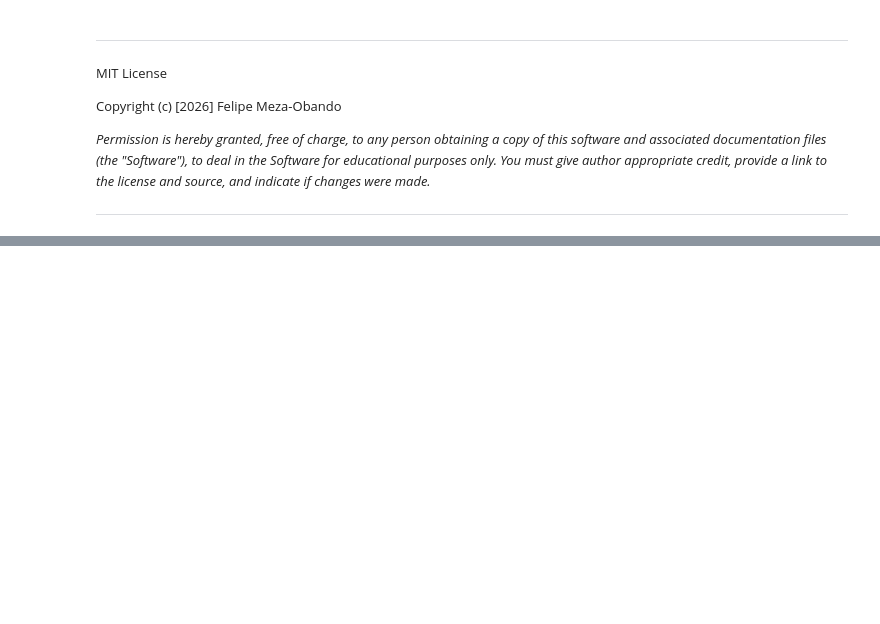
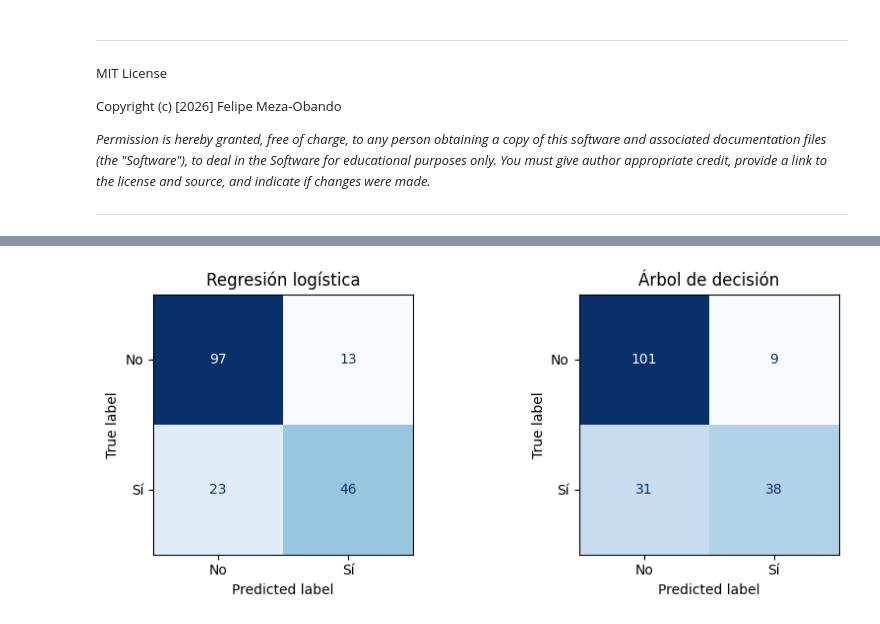
Before and after one commit to fmezacr/DataScienceTEC, a Jupyter notebook: ML_Titanic_EDA_Preprocesamiento.ipynb, the cells around one changed output, grey strips where cells are left out. Cells and saved outputs as stored; diff of their text form; code cells hidden in the pictures; blank space fills up the shorter version.

```diff
--- a/ML_Titanic_EDA_Preprocesamiento.ipynb
+++ b/ML_Titanic_EDA_Preprocesamiento.ipynb
@@ -433,0 +290,10 @@ print('4. Limitaciones: muestra histórica pequeña; asociaciones no causales; '
+# %%
+# Solo la regresión logística utiliza datos escalados.
+escalador = StandardScaler()
+X_train_lr, X_test_lr = X_train.copy(), X_test.copy()
+X_train_lr[numericas] = escalador.fit_transform(X_train[numericas])
+X_test_lr[numericas] = escalador.transform(X_test[numericas])
+print('Antes de escalar (medias de entrenamiento):')
+display(X_train[numericas].mean().round(2))
+print('Después de escalar (medias aproximadamente 0):')
+display(X_train_lr[numericas].mean().round(2))
@@ -433,0 +320,22 @@ print('4. Limitaciones: muestra histórica pequeña; asociaciones no causales; '
+# %%
+modelos = {
+    'Regresión logística': LogisticRegression(max_iter=1000, random_state=SEED),
+    'Árbol de decisión': DecisionTreeClassifier(max_depth=4, min_samples_leaf=10, random_state=SEED)
+}
+
+def metricas(reales, pred):
+    return {'Accuracy': accuracy_score(reales,pred),
+            'Precision': precision_score(reales,pred,zero_division=0),
+            'Recall': recall_score(reales,pred,zero_division=0),
+            'F1': f1_score(reales,pred,zero_division=0)}
+
+resultados = []
+predicciones_test = {}
+for nombre, modelo in modelos.items():
+    A, B = (X_train_lr, X_test_lr) if nombre == 'Regresión logística' else (X_train, X_test)
+    modelo.fit(A, y_train)
+    predicciones_test[nombre] = modelo.predict(B)
+    for conjunto, X, y in [('Entrenamiento', A, y_train), ('Prueba', B, y_test)]:
+        resultados.append({'Modelo': nombre, 'Conjunto': conjunto, **metricas(y, modelo.predict(X))})
+tabla = pd.DataFrame(resultados).set_index(['Modelo','Conjunto'])
+display(tabla.round(3))
@@ -433,0 +367,11 @@ print('4. Limitaciones: muestra histórica pequeña; asociaciones no causales; '
+# %%
+# Matrices de confusión para ambos modelos sobre el mismo conjunto de prueba.
+fig, axs = plt.subplots(1, 2, figsize=(9, 3.6))
+for ax, (nombre, pred) in zip(axs, predicciones_test.items()):
+    ConfusionMatrixDisplay.from_predictions(y_test, pred, display_labels=['No','Sí'],
+                                            cmap='Blues', colorbar=False, ax=ax)
+    ax.set_title(nombre)
+plt.tight_layout()
+plt.show()
+# %% [output]
+[figure, added]
```
Also changed, not shown: parts of 56 cells of this notebook.
